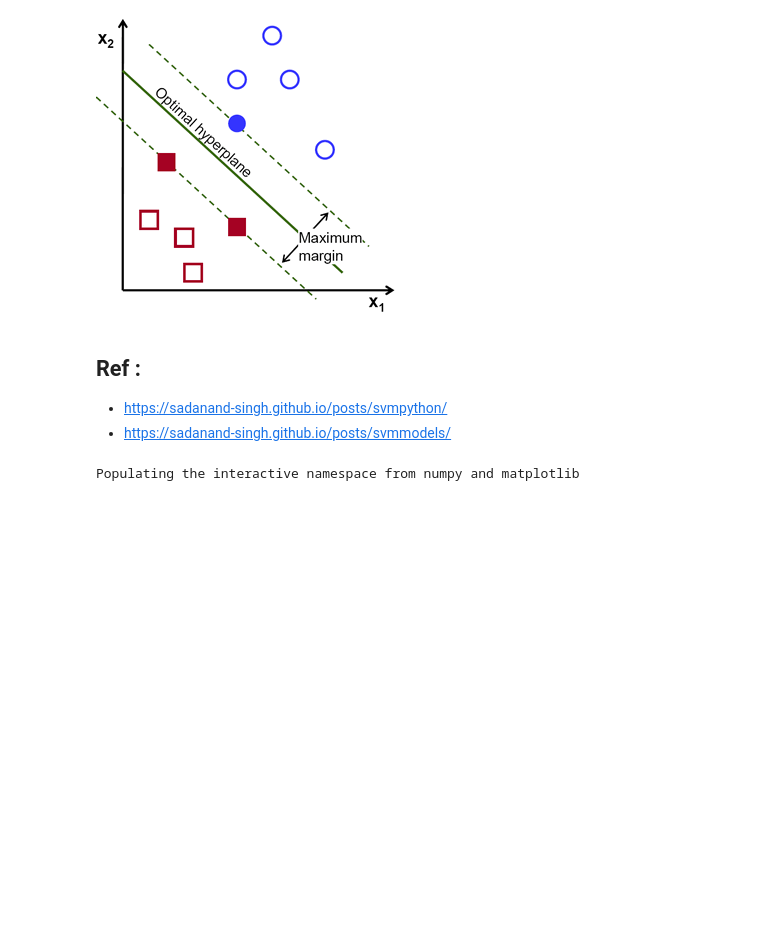
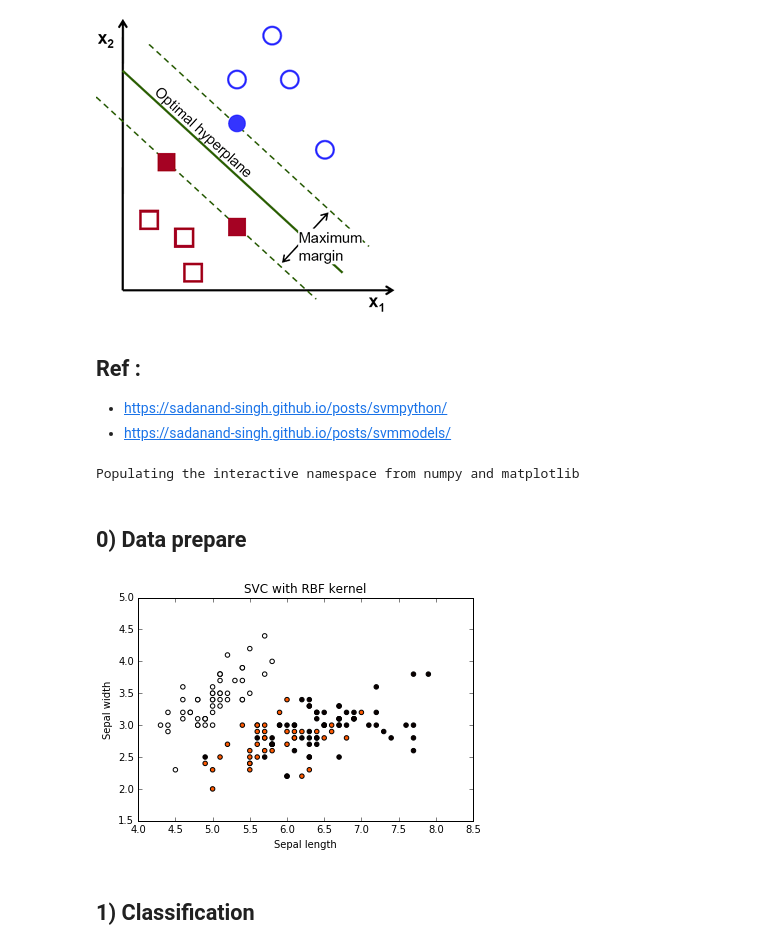
Before and after one commit to yennanliu/analysis, a Jupyter notebook: ML_/ML_Basic_SVM.ipynb, the cells around one changed output. Drawn from its saved outputs; the diff is of its cells as text; code cells hidden in the pictures; blank space fills up the shorter version.

```diff
--- a/ML_/ML_Basic_SVM.ipynb
+++ b/ML_/ML_Basic_SVM.ipynb
@@ -54,2 +58,26 @@ import matplotlib.pyplot as plt
 # %% [output]
 Populating the interactive namespace from numpy and matplotlib
+# %% [markdown]
+## 0) Data prepare
+# %%
+# help function
+
+
+def get_data():
+    iris = datasets.load_iris()
+    X = iris.data[:, :2] # only take the first two features.
+    y = iris.target
+    return X,y
+
+def plot_SVM(Z,subplot_id,title):
+    plt.figure(figsize=(15, 5))
+    plt.subplot(subplot_id)
+    plt.contourf(xx, yy, Z, cmap=plt.cm.terrain_r, alpha=0.3)
+    plt.scatter(X[:, 0], X[:, 1], c=y, cmap=plt.cm.hot_r)
+    plt.xlabel('Sepal length')
+    plt.ylabel('Sepal width')
+    plt.xlim(xx.min(), xx.max())
+    plt.title('{}'.format(title))
+    plt.show()
+# %%
+X,y = get_data()
@@ -55,0 +87,10 @@ Populating the interactive namespace from numpy and matplotlib
+# %%
+plt.scatter(X[:,:1],X[:,1:2],c=y,cmap=plt.cm.hot_r)
+plt.xlabel('Sepal length')
+plt.ylabel('Sepal width')
+plt.title('SVC with RBF kernel')
+plt.show()
+# %% [output]
+[figure, added]
+# %% [markdown]
+## 1) Classification
```
Also changed, not shown: parts of 6 cells of this notebook.
